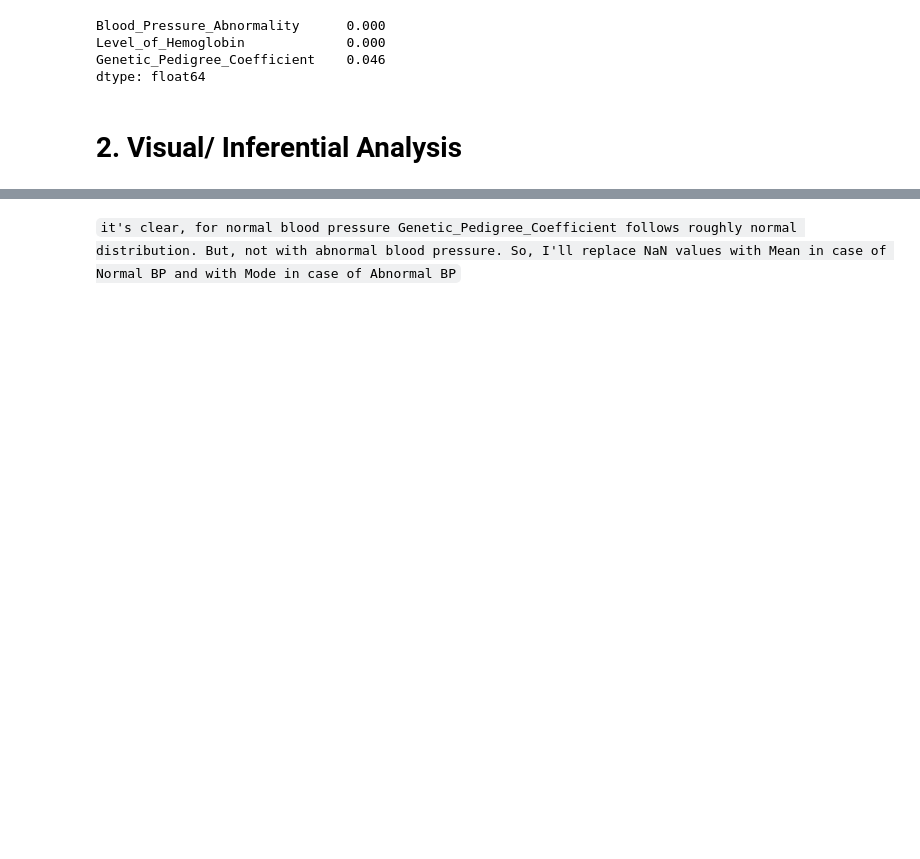
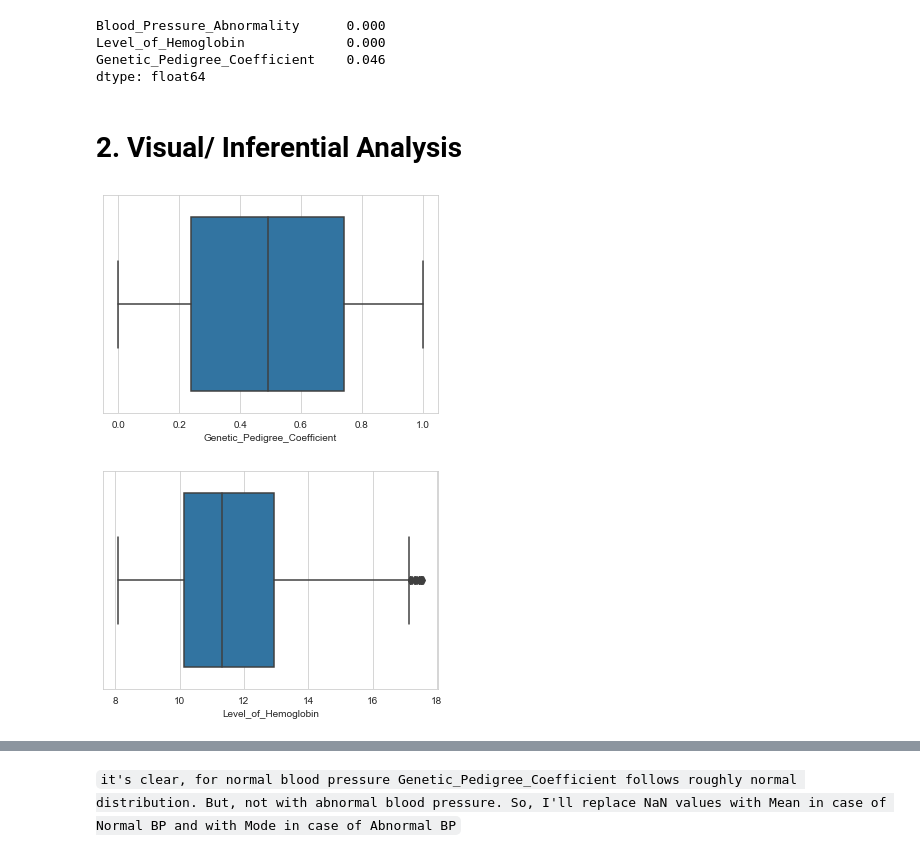
Before and after one commit to TyagiSumit/case-study, a Jupyter notebook: Notebook.ipynb, the cells around one changed output, grey strips where cells are left out. Cells and saved outputs as stored; diff of their text form; code cells hidden in the pictures; blank space fills up the shorter version.

```diff
--- a/Notebook.ipynb
+++ b/Notebook.ipynb
@@ -57,3 +59,12 @@ Genetic_Pedigree_Coefficient    0.046
 dtype: float64
 # %% [markdown]
 # 2. Visual/ Inferential Analysis
+# %%
+# check and removal for any extreme outlier
+sns.boxplot(x=df['Genetic_Pedigree_Coefficient'])
+plt.show()
+sns.boxplot(x=df['Level_of_Hemoglobin'])
+plt.show()
+# %% [output]
+[figure, added]
+[figure, added]
```
Also changed, not shown: parts of 39 cells of this notebook, 2 other files.
